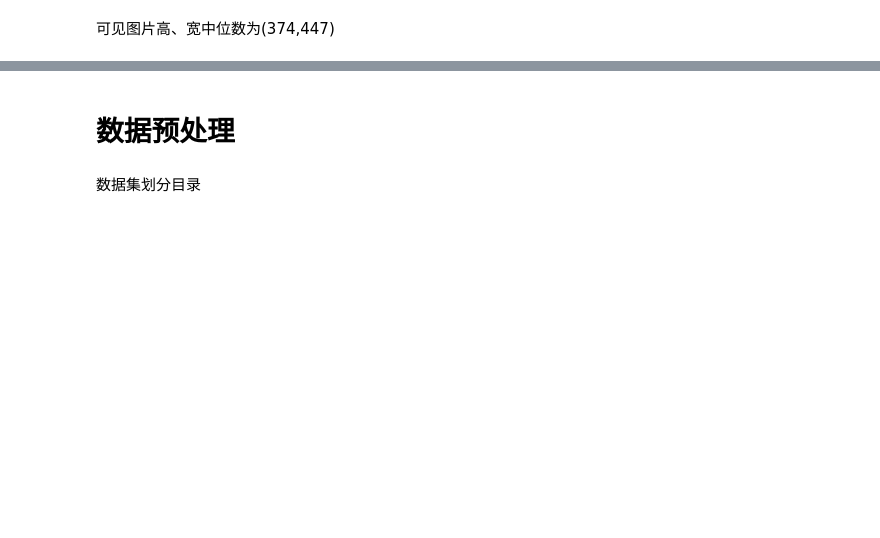
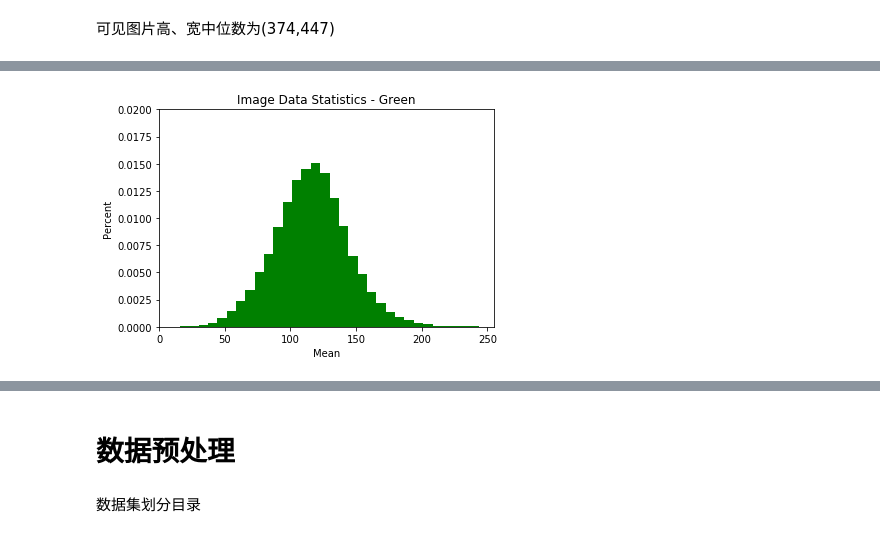
Before and after one commit to fanpaa/my-udacity-mlnd, a Jupyter notebook: preprocessing_dataset.ipynb, the cells around one changed output, grey strips where cells are left out. Saved outputs shown, nothing was run; the diff lists cells and outputs as text; code cells hidden in the pictures; blank space fills up the shorter version.

```diff
--- a/preprocessing_dataset.ipynb
+++ b/preprocessing_dataset.ipynb
@@ -71,0 +165,10 @@ median of width: 447.0
+# %%
+plt.hist(img_statics[:,1,0],32,normed=True,color='green')
+plt.title('Image Data Statistics - Green')
+plt.xlabel('Mean')
+plt.ylabel('Percent')
+plt.xlim(0,255)
+plt.ylim(0,0.02)
+plt.show()
+# %% [output]
+[figure, added]
```
Also changed, not shown: parts of 11 cells of this notebook, 1 other file.
